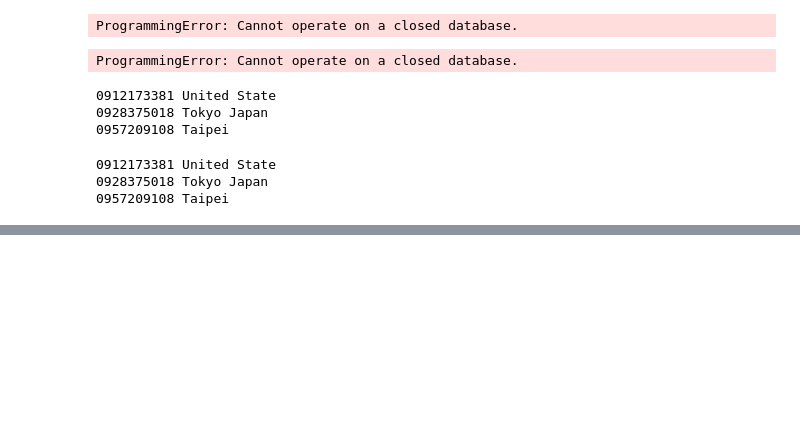
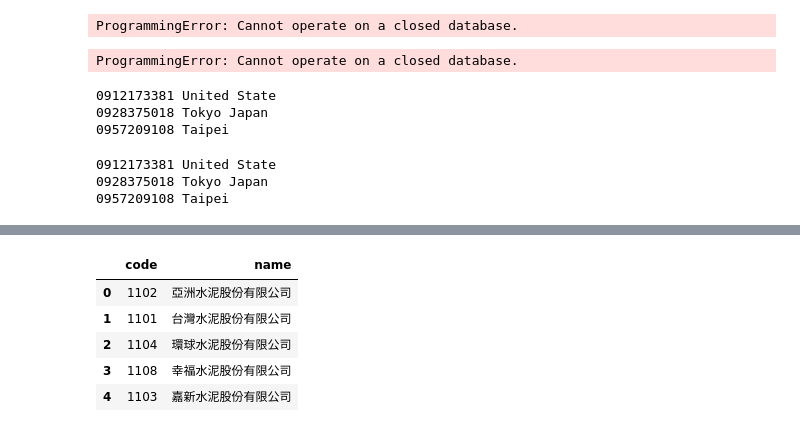
Before and after one commit to ywchiu/pyfinance, a Jupyter notebook: 20160329Demo.ipynb, the cells around one changed output, grey strips where cells are left out. Saved outputs shown, nothing was run; the diff lists cells and outputs as text; code cells hidden in the pictures; blank space fills up the shorter version.

```diff
--- a/20160329Demo.ipynb
+++ b/20160329Demo.ipynb
@@ -607,0 +701,12 @@ with con:
+# %%
+import sqlite3 as lite
+with lite.connect('test.sqlite') as db:
+    df = pd.read_sql_query('SELECT code, name FROM enterprise_eps;', db)
+df.head()
+# %% [output]
+|  | code | name |
+| 0 | 1102 | 亞洲水泥股份有限公司 |
+| 1 | 1101 | 台灣水泥股份有限公司 |
+| 2 | 1104 | 環球水泥股份有限公司 |
+| 3 | 1108 | 幸福水泥股份有限公司 |
+| 4 | 1103 | 嘉新水泥股份有限公司 |
```
Also changed, not shown: parts of 10 cells of this notebook, 1 other file.
